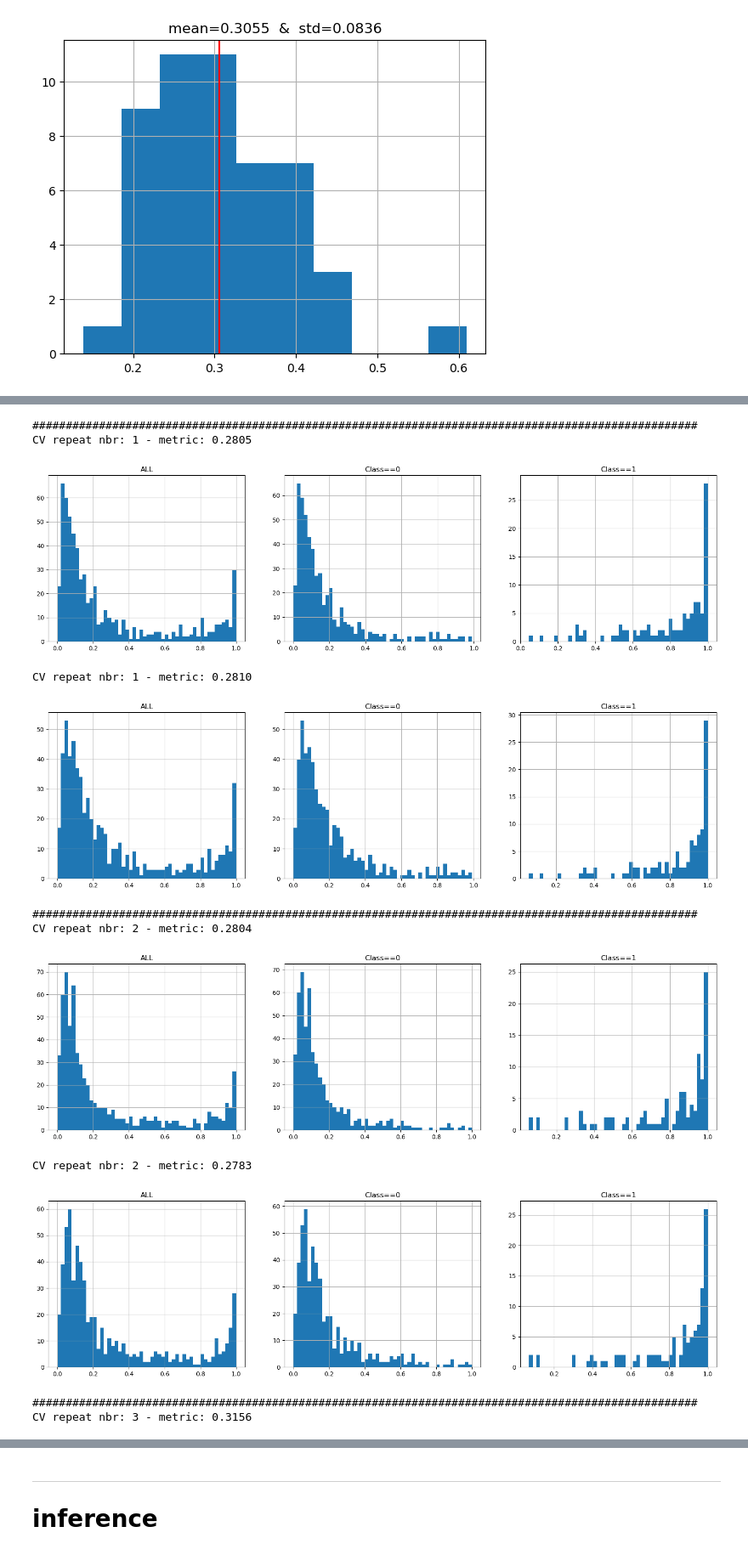
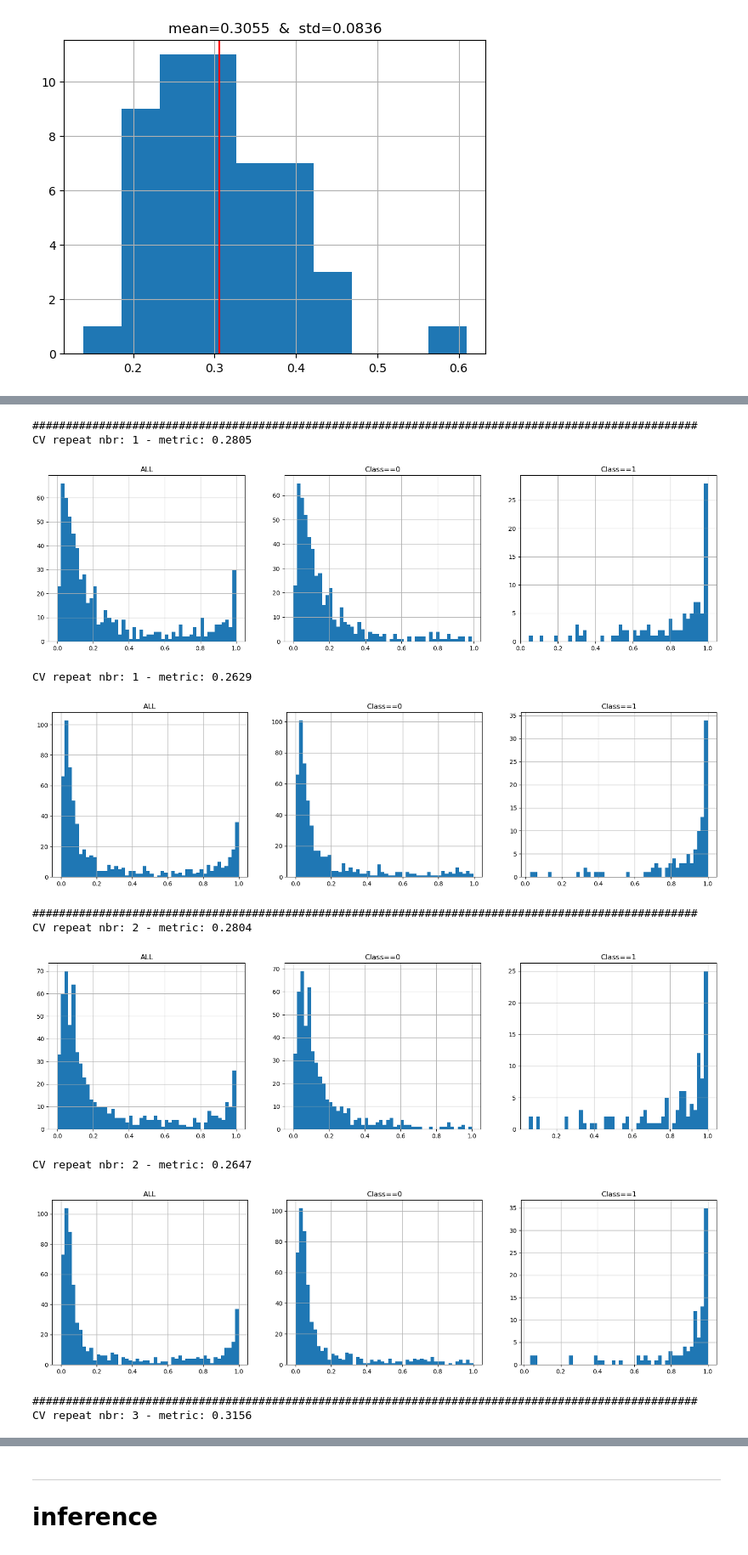
Before and after one commit to mavillan/icr-identify-age-related-conditions, a Jupyter notebook: train/iarc-multiout-tf-mlp.ipynb, the cells around one changed output, grey strips where cells are left out. Shown: that part at 85% size. Cells and saved outputs as stored; diff of their text form; code cells hidden in the pictures.

```diff
--- a/train/iarc-multiout-tf-mlp.ipynb
+++ b/train/iarc-multiout-tf-mlp.ipynb
@@ -301,36 +303,3 @@ plt.grid()
 plt.show()
 # %% [output]
 [figure]
-# %%
-def calibrate_probs(prob_class1, scale_factor):
-    p0 = (1-prob_class1).copy()
-    p1 = prob_class1.copy()
-    p1 *= scale_factor
-    normalized_p1 = p1 / (p0+p1)
-    return normalized_p1
-
-def calculate_overall_metric(
-        oof_dfs:list,
-        factor:int
-    ) -> float:
-
-    all_metrics = list()
-    for oof in oof_dfs:
-        oof = oof.copy()
-
-        p0 = 1 - oof.pred_proba.values.copy()
-        p1 = oof.pred_proba.values.copy()
-        p1 *= factor
-        scaled_p1 = p1 / (p0+p1)
-        oof["pred_proba"] = scaled_p1
-
-        metric = balanced_logloss_(oof.pred_proba.values, oof.Class.values)
-        all_metrics.append(metric)
-
-    return np.mean(all_metrics[1:])
-
-out = minimize(partial(calculate_overall_metric, oof_dfs), x0=1)
-display(out)
-
-scale_factor = out.x[0]
-display(scale_factor)
@@ -348,0 +306,2 @@ display(scale_factor)
+# %%
+calib_params = optimize_calibration(oof_dfs)
@@ -366,45 +328,45 @@ for i,oof in enumerate(oof_dfs):
 
     plt.subplot(1,3,3)
     plt.title("Class==1")
     oof.query("Class==1").pred_proba.hist(bins=50)
 
     plt.show()
 
-    p0 = 1 - oof.pred_proba.values.copy()
-    p1 = oof.pred_proba.values.copy()
-    p1 *= scale_factor
-    scaled_p1 = p1 / (p0+p1)
-    oof["pred_proba"] = scaled_p1
+    calib_p1 = calibrate_probs(
+        oof.pred_proba.values,
+        **calib_params
+    )
+    oof["pred_proba"] = calib_p1
 
     metric = balanced_logloss_(oof.pred_proba.values, oof.Class.values)
     print(f"CV repeat nbr: {i+1} - metric: {metric:0.4f}")
 
     plt.figure(figsize=(20,5))
 
     plt.subplot(1,3,1)
     plt.title("ALL")
     oof.pred_proba.hist(bins=50)
 
     plt.subplot(1,3,2)
     plt.title("Class==0")
     oof.query("Class==0").pred_proba.hist(bins=50)
 
     plt.subplot(1,3,3)
     plt.title("Class==1")
     oof.query("Class==1").pred_proba.hist(bins=50)
 
     plt.show()
 # %% [output]
 ####################################################################################################
 CV repeat nbr: 1 - metric: 0.2805
 [figure]
-CV repeat nbr: 1 - metric: 0.2810
+CV repeat nbr: 1 - metric: 0.2629
-[figure, old version]
+[figure, new version]
 ####################################################################################################
 CV repeat nbr: 2 - metric: 0.2804
 [figure]
-CV repeat nbr: 2 - metric: 0.2783
+CV repeat nbr: 2 - metric: 0.2647
-[figure, old version]
+[figure, new version]
 ####################################################################################################
 CV repeat nbr: 3 - metric: 0.3156
 [figure]
```
Also changed, not shown: parts of 8 cells of this notebook.
